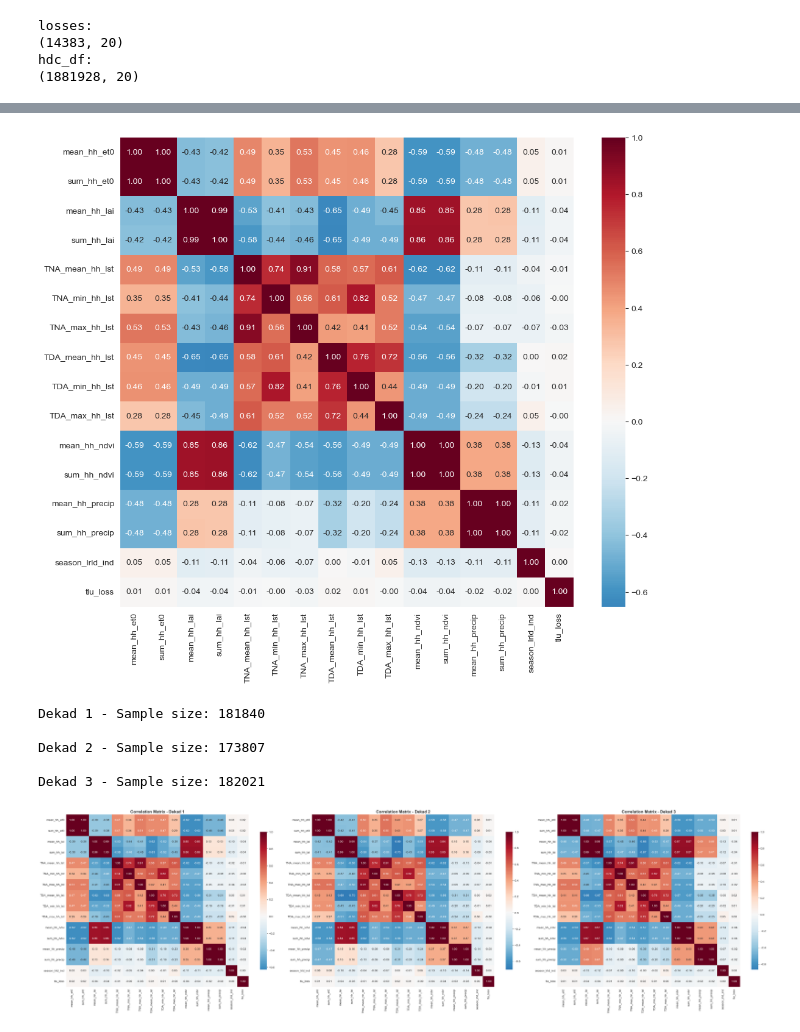
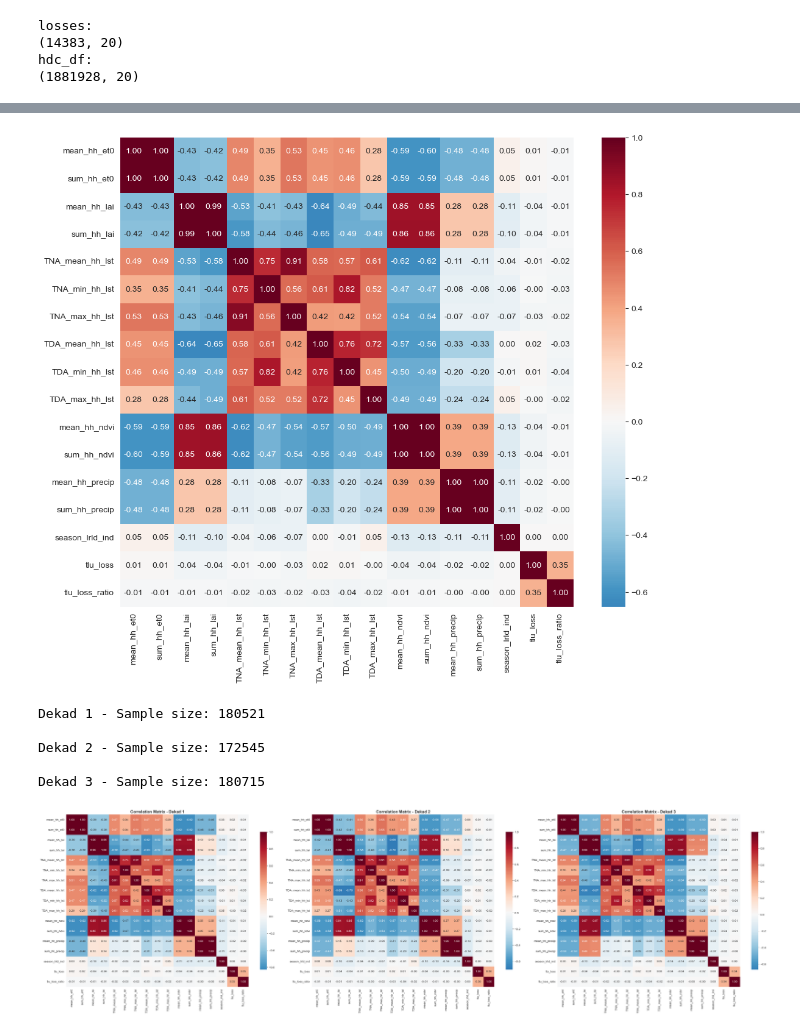
Before and after one commit to B3ND3R/livestock_mortality, a Jupyter notebook: notebooks/02_EDA_HDC.ipynb, the cells around one changed output, grey strips where cells are left out. Drawn from its saved outputs; the diff is of its cells as text; code cells hidden in the pictures.

Commit message:
add tlu loss ratio calculations

```diff
--- a/notebooks/02_EDA_HDC.ipynb
+++ b/notebooks/02_EDA_HDC.ipynb
@@ -433,0 +474,18 @@ hdc_df:
+# %%
+# Weight by livestock stock
+stock_df_init = pd.read_csv('../data/IBLIData_CSV_PublicZipped/S6A Livestock Stock.csv')\
+    .rename(columns={'s6q1':'total_animals_herded',
+                     's6q2':'herded_animals_owned',
+                     's6q3':'herded_animals_adult',
+                     's6q4':'herded_animals_always_home',
+                     's6q5':'herded_animals_lactating'})\
+    .drop(columns=['comment', 's6q6', 's6q7', 's6q66', 's6q67'])
+
+# Get TLU for remaining columns
+for col in ['total_animals_herded','herded_animals_owned', 'herded_animals_adult', 'herded_animals_always_home','herded_animals_lactating']:
+    stock_df_init[col] = pd.to_numeric(stock_df_init[col], errors="coerce") # remove .a/.b
+    stock_df_init[f"{col}_tlu_rate"] = compute_tlu_vectorized(stock_df_init,'animaltype',col)
+
+# stock_df_init.head()
+stock_df = stock_df_init.groupby(['hhid','round'])['total_animals_herded_tlu_rate'].sum().reset_index()
+stock_df.head()
@@ -433,0 +510,5 @@ hdc_df:
+# %%
+# Create % of herd size target
+losses_merged = losses.merge(stock_df, on=['hhid', 'round'])
+losses_merged['tlu_loss_ratio'] = losses_merged['tlu_loss']/losses_merged['total_animals_herded_tlu_rate']
+losses_merged.head()
@@ -434,10 +523,10 @@ hdc_df:
 # %%
 # Loss data only has information when there's a loss. We need to do some manipulation to create a monthly HH dataset
 # Round coordinates to avoid floating point precision issues
-losses['gps_latitude_rounded'] = losses['gps_latitude'].round(6)
-losses['gps_longitude_rounded'] = losses['gps_longitude'].round(6)
+losses_merged['gps_latitude_rounded'] = losses_merged['gps_latitude'].round(6)
+losses_merged['gps_longitude_rounded'] = losses_merged['gps_longitude'].round(6)
 
-losses['date'] = pd.to_datetime(losses[['year', 'month']].assign(day=1)) + pd.offsets.MonthEnd(0)
+losses_merged['date'] = pd.to_datetime(losses_merged[['year', 'month']].assign(day=1)) + pd.offsets.MonthEnd(0)
 
 # Continuous observation periods for each household-location
 def get_continuous_periods(group):
@@ -453,7 +542,7 @@ def get_continuous_periods(group):
     return group
 
 # Apply the function to identify periods
-losses_with_periods = losses.groupby(
+losses_with_periods = losses_merged.groupby(
     ['hhid', 'gps_latitude_rounded', 'gps_longitude_rounded'],
     group_keys=False
 ).apply(get_continuous_periods).reset_index(drop=True)
@@ -468,6 +557,7 @@ monthly_losses = losses_with_periods.groupby([
     'period_id'
 ]).agg({
     'tlu_loss': 'sum',
+    'tlu_loss_ratio': 'mean',
     'date': 'first'
 }).reset_index()
 
@@ -555,9 +645,14 @@ result = result[[
     'month',
     'ibli_dekad',
     'tlu_loss',
+    'tlu_loss_ratio',
     'data_observed',
     'season'
 ]]
+
+result['tlu_loss_ratio'] = np.where((result['tlu_loss']==0) & result['tlu_loss_ratio'].isna(),
+                                    0,
+                                    result['tlu_loss_ratio'])
 
 print(f"Total rows: {len(result)}")
 print(f"Unique households: {result['hhid'].nunique()}")
@@ -638,39 +733,41 @@ full_df = full_df[['hhid',
                    'ibli_date',
                    'ibli_dekad',
                    'tlu_loss',
+                   'tlu_loss_ratio',
                    'season',
                    'season_lrld_ind']]
 # %%
 columns_to_correlate = ['mean_hh_et0',
                    'sum_hh_et0',
                    'mean_hh_lai',
                    'sum_hh_lai',
                    'TNA_mean_hh_lst',
                    'TNA_min_hh_lst',
                    'TNA_max_hh_lst',
                    'TDA_mean_hh_lst',
                    'TDA_min_hh_lst',
                    'TDA_max_hh_lst',
                    'mean_hh_ndvi',
                    'sum_hh_ndvi',
                 #    'hhid_hh_ndvi',
                 #    'round_hh_ndvi',
                 #    'gps_latitude_hh_ndvi',
                 #    'gps_longitude_hh_ndvi',
                 #    'gps_latitude',
                 #    'gps_longitude',
                    'mean_hh_precip',
                    'sum_hh_precip',
                    'season_lrld_ind',
-                   'tlu_loss']
+                   'tlu_loss',
+                   'tlu_loss_ratio']
 
 corr_matrix = full_df[columns_to_correlate].corr()
 
 plt.figure(figsize=(12, 10))
 sns.heatmap(corr_matrix, annot=True, cmap='RdBu_r', center=0, fmt=".2f")
 plt.show()
 # %% [output]
-[figure, old version]
+[figure, new version]
 # %%
 columns_to_correlate = ['mean_hh_et0',
                    'sum_hh_et0',
@@ -687,7 +784,8 @@ columns_to_correlate = ['mean_hh_et0',
                    'mean_hh_precip',
                    'sum_hh_precip',
                    'season_lrld_ind',
-                   'tlu_loss']
+                   'tlu_loss',
+                   'tlu_loss_ratio']
 
 # Create a figure with 3 subplots
 fig, axes = plt.subplots(1, 3, figsize=(36, 10))
@@ -717,12 +815,12 @@ for dekad in [1, 2, 3]:
 plt.tight_layout()
 plt.show()
 # %% [output]
-Dekad 1 - Sample size: 181840
+Dekad 1 - Sample size: 180521
 
-Dekad 2 - Sample size: 173807
+Dekad 2 - Sample size: 172545
 
-Dekad 3 - Sample size: 182021
+Dekad 3 - Sample size: 180715
-[figure, old version]
+[figure, new version]
 # %%
 # TODO: build in lagged target
 # Sort the dataframe by household, location, and date to ensure proper ordering
```
Also changed, not shown: parts of 6 cells of this notebook.
